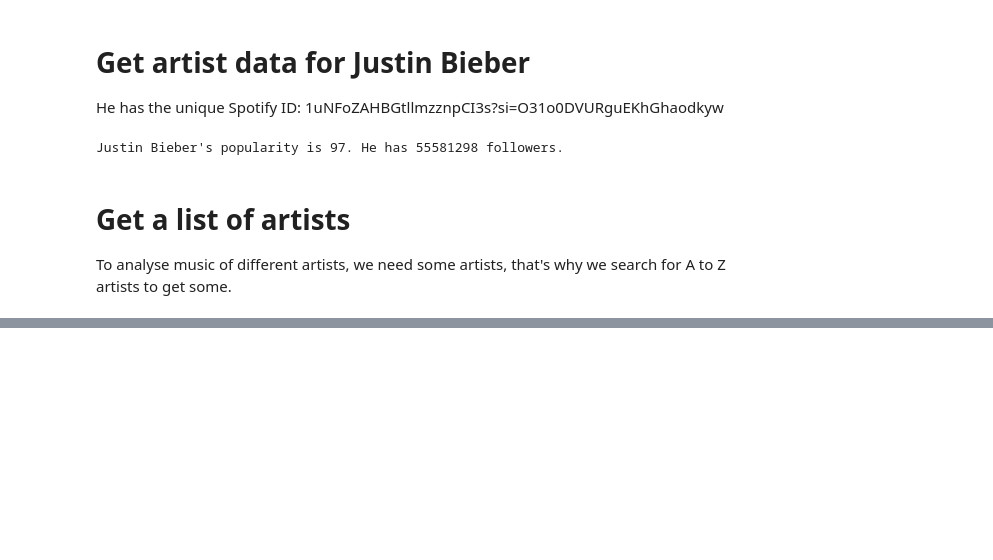
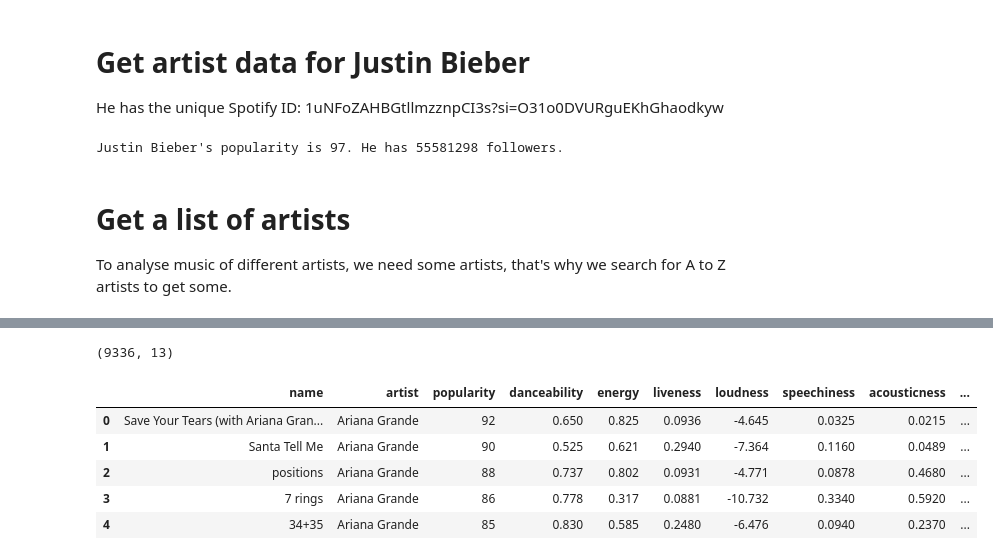
Before and after one commit to dominikglandorf/spotify-analysis, a Jupyter notebook: exp/exp001_request_data.ipynb, the cells around one changed output, grey strips where cells are left out. Drawn from its saved outputs; the diff is of its cells as text; code cells hidden in the pictures; blank space fills up the shorter version.

```diff
--- a/exp/exp001_request_data.ipynb
+++ b/exp/exp001_request_data.ipynb
@@ -63,0 +142,12 @@ e
+# %%
+tracks_df = pd.DataFrame(all_tracks)
+print(tracks_df.shape)
+tracks_df.head()
+# %% [output]
+(9336, 13)
+|  | name | artist | popularity | danceability | energy | liveness | loudness | speechiness | acousticness | ... |
+| 0 | Save Your Tears (with Ariana Gran... | Ariana Grande | 92 | 0.650 | 0.825 | 0.0936 | -4.645 | 0.0325 | 0.0215 | ... |
+| 1 | Santa Tell Me | Ariana Grande | 90 | 0.525 | 0.621 | 0.2940 | -7.364 | 0.1160 | 0.0489 | ... |
+| 2 | positions | Ariana Grande | 88 | 0.737 | 0.802 | 0.0931 | -4.771 | 0.0878 | 0.4680 | ... |
+| 3 | 7 rings | Ariana Grande | 86 | 0.778 | 0.317 | 0.0881 | -10.732 | 0.3340 | 0.5920 | ... |
+| 4 | 34+35 | Ariana Grande | 85 | 0.830 | 0.585 | 0.2480 | -6.476 | 0.0940 | 0.2370 | ... |
```
Also changed, not shown: parts of 9 cells of this notebook, 2 other files.
